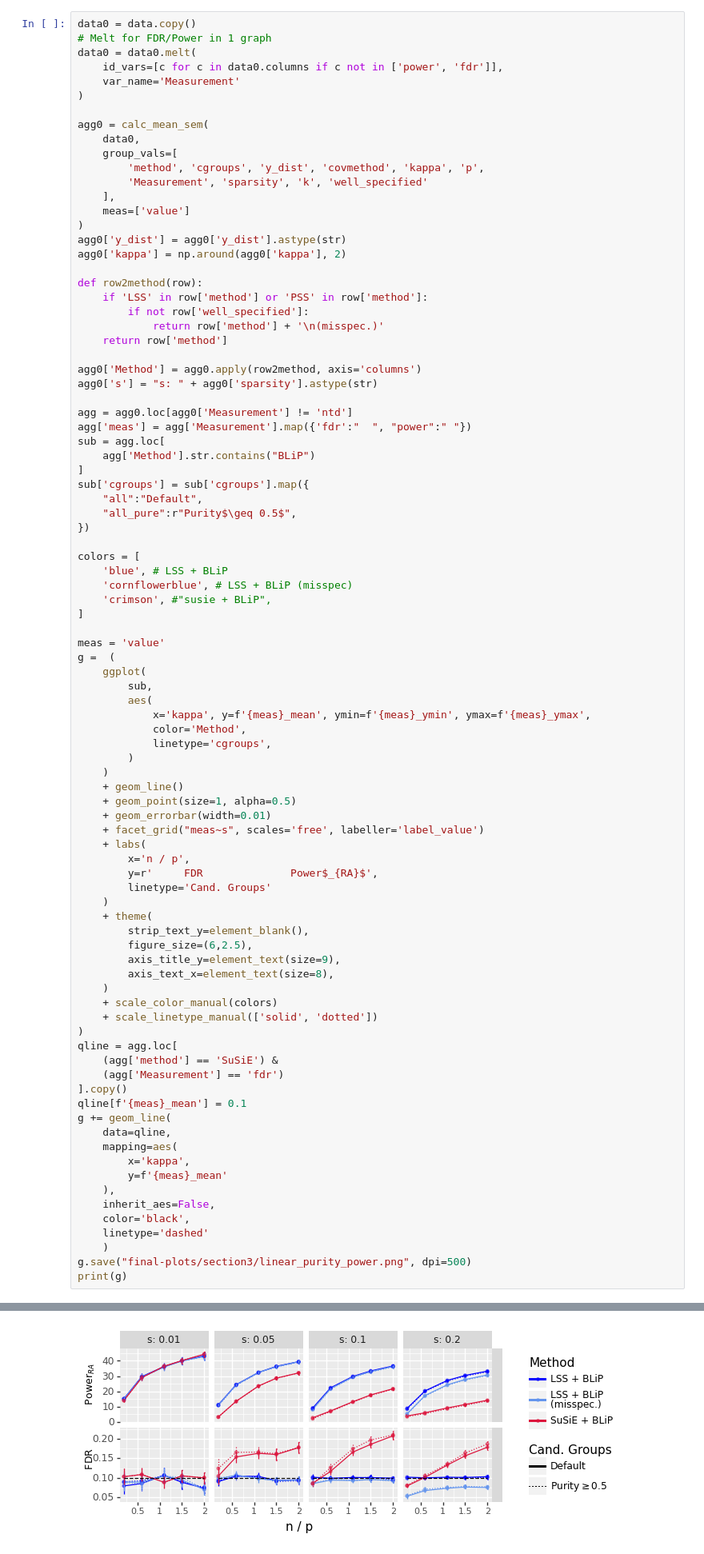
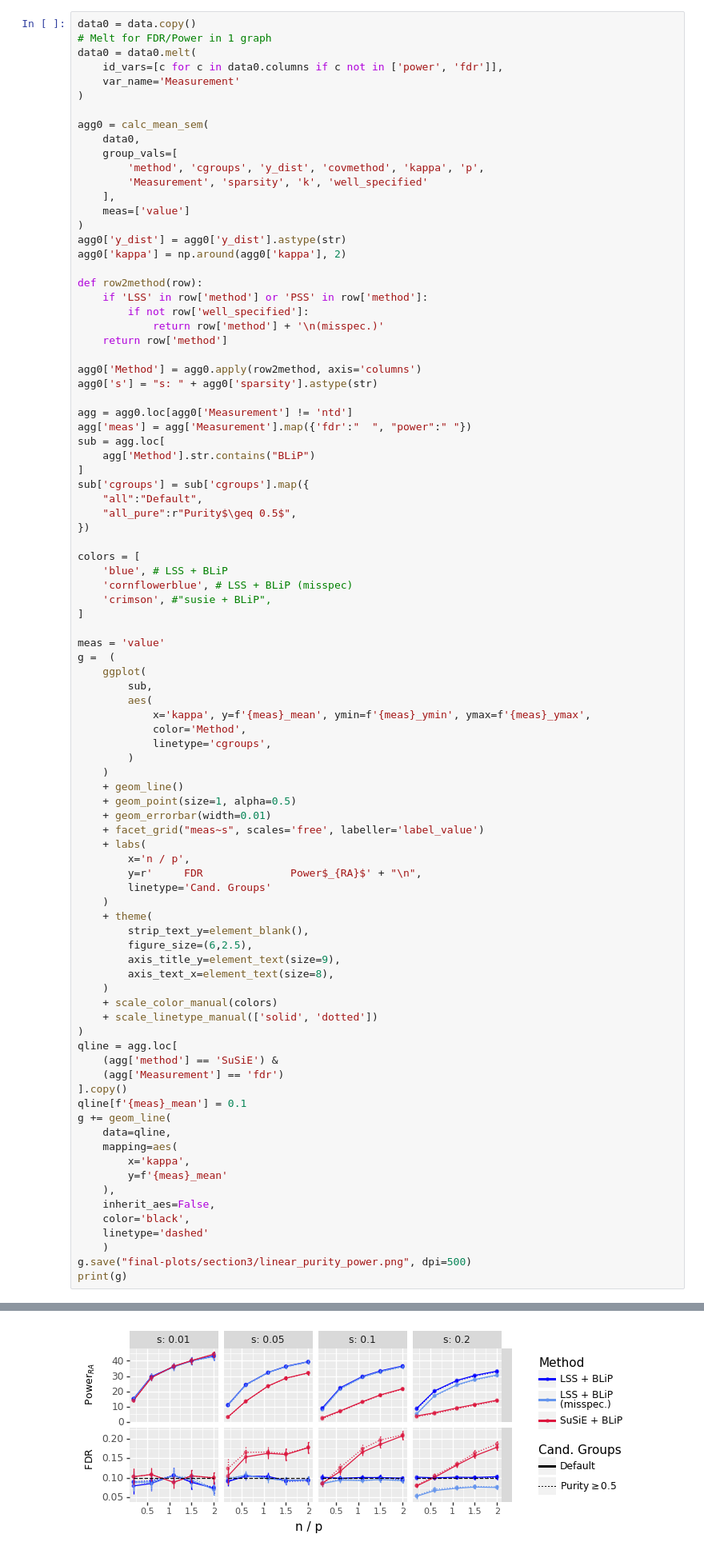
Before and after one commit to amspector100/blip_sims, a Jupyter notebook: final_sim_plots.ipynb, the cells around one changed output, grey strips where cells are left out. Shown at 80% size. Drawn from its saved outputs; the diff is of its cells as text.

```diff
--- a/final_sim_plots.ipynb
+++ b/final_sim_plots.ipynb
@@ -1409,41 +1431,41 @@ g =  (
     + facet_grid("meas~s", scales='free', labeller='label_value')
     + labs(
         x='n / p',
-        y=r'     FDR              Power$_{RA}$',
+        y=r'     FDR              Power$_{RA}$' + "\n",
         linetype='Cand. Groups'
     )
     + theme(
         strip_text_y=element_blank(),
         figure_size=(6,2.5),
         axis_title_y=element_text(size=9),
         axis_text_x=element_text(size=8),
     )
     + scale_color_manual(colors)
     + scale_linetype_manual(['solid', 'dotted'])
 )
 qline = agg.loc[
     (agg['method'] == 'SuSiE') &
     (agg['Measurement'] == 'fdr')
 ].copy()
 qline[f'{meas}_mean'] = 0.1
 g += geom_line(
     data=qline,
     mapping=aes(
         x='kappa',
         y=f'{meas}_mean'
     ),
     inherit_aes=False,
     color='black',
     linetype='dashed'
     )
 g.save("final-plots/section3/linear_purity_power.png", dpi=500)
 print(g)
 # %% [output]
 A value is trying to be set on a copy of a slice from a DataFrame.
 Try using .loc[row_indexer,col_indexer] = value instead
 
 See the caveats in the documentation: https://pandas.pydata.org/pandas-docs/stable/user_guide/indexing.html#returning-a-view-versus-a-copy
-[figure, old version]
+[figure, new version]
 # %% [markdown]
 <a id='varyp'></a>
 ## 2.3 A high-dimensional regime where n, p grow linearly
```
Also changed, not shown: parts of 15 cells of this notebook, 4 other files.
